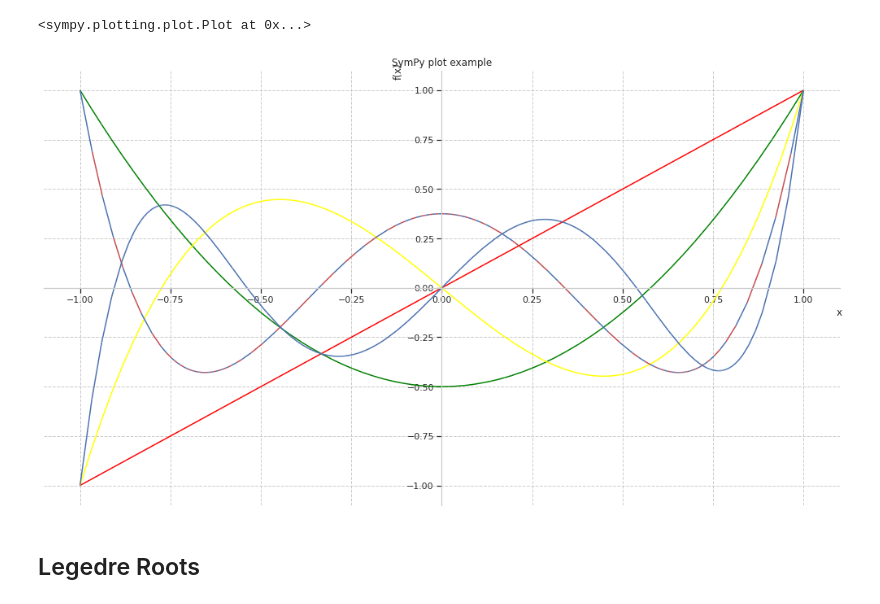
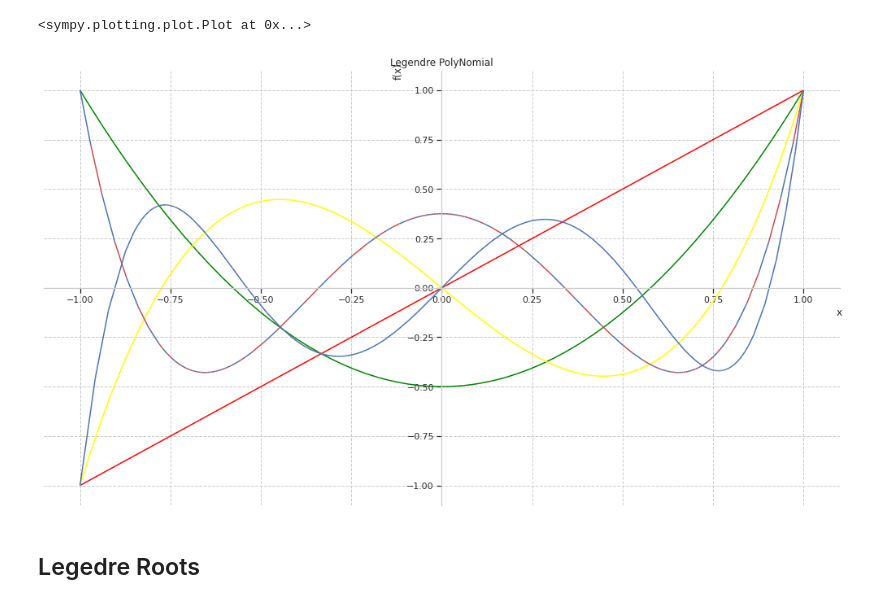
Before and after one commit to iampramodyadav/FEA, a Jupyter notebook: FEA_1D_Element.ipynb, the cells around one changed output. Cells and saved outputs as stored; diff of their text form; code cells hidden in the pictures.

```diff
--- a/FEA_1D_Element.ipynb
+++ b/FEA_1D_Element.ipynb
@@ -185,7 +184,7 @@ import numpy as np
 # %%
 x=symbols('x')
 # %%
-def Legendre(n,x):
+def Legendre(n):
   """
   n: Order of polynomial
   x: Variable
@@ -198,7 +197,7 @@ def Legendre(n,x):
   elif (n==1):
     return x
   else:
-    return ((2.0*n-1.0)*x*Legendre(n-1,x)-(n-1)*Legendre(n-2,x))/n
+    return ((2.0*n-1.0)*x*Legendre(n-1)-(n-1)*Legendre(n-2))/n
 # %%
 print(Legendre.__doc__)
 # %% [output]
@@ -267,16 +266,16 @@ plot(Legendre(1,x),Legendre(2,x),Legendre(3,x),Legendre(4,x),Legendre(5,x),(x,-1
 # %%
 import seaborn as sns
 sns.set()
 sns.set_style("whitegrid", {'grid.linestyle': '--'})
-p=plot(Legendre(1,x),Legendre(2,x),Legendre(3,x),Legendre(4,x),Legendre(5,x),(x,-1,1),title='SymPy plot example',show=False);
+p=plot(Legendre(1),Legendre(2),Legendre(3),Legendre(4),Legendre(5),(x,-1,1),title='Legendre PolyNomial',show=False);
 p[0].line_color = 'red'
 p[1].line_color = 'green'
 p[2].line_color = 'yellow'
 p[3].line_color = ['b','r']
 p.figsize=(14, 8)
 p.show()
 # %% [output]
-[figure, old version]
+[figure, new version]
 # %% [markdown]
 ## Legedre Roots
 # %%
```
Also changed, not shown: parts of 53 cells of this notebook.
